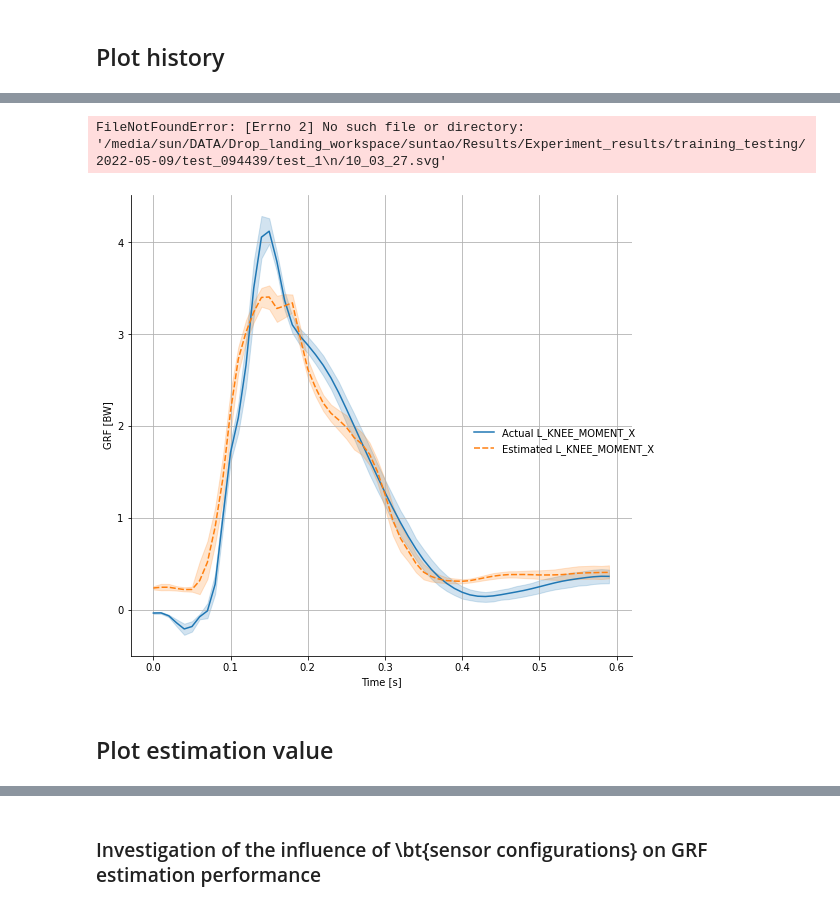
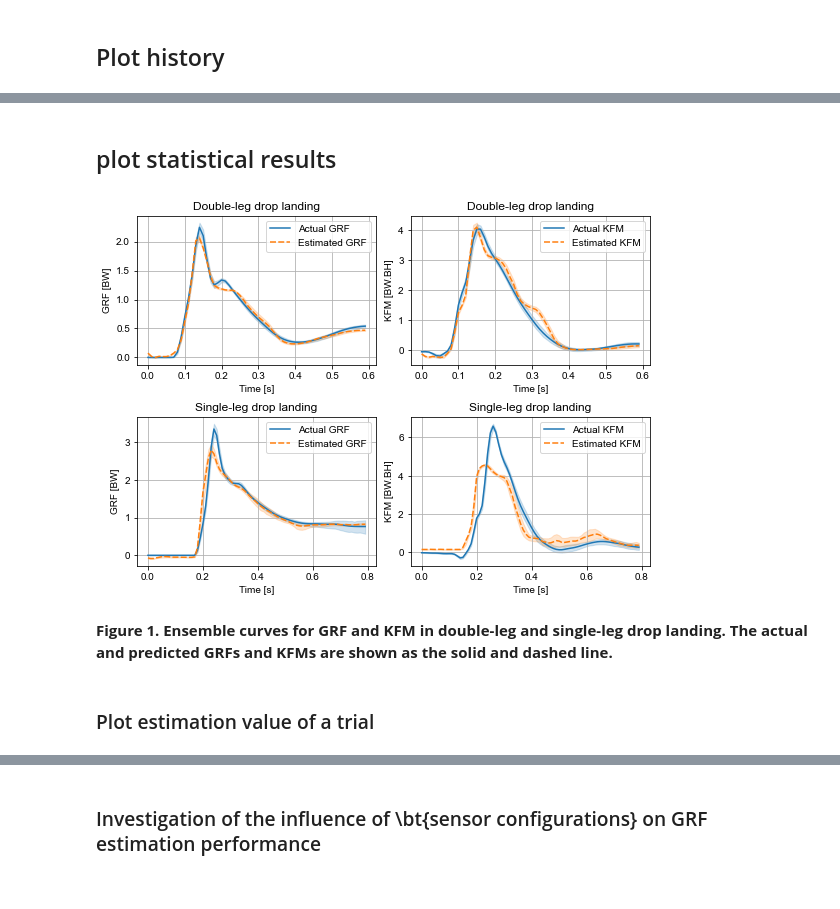
Before and after one commit to sunzhon/DataAnalysis, a Jupyter notebook: P5/drop_landing_estimation/script/jupyter-lab/training_analysis.ipynb, the cells around one changed output, grey strips where cells are left out. Cells and saved outputs as stored; diff of their text form; code cells hidden in the pictures.

Commit message:
Add more plot functions in P5

```diff
--- a/P5/drop_landing_estimation/script/jupyter-lab/training_analysis.ipynb
+++ b/P5/drop_landing_estimation/script/jupyter-lab/training_analysis.ipynb
@@ -145,8 +167,30 @@ Max train and validtion MAE: 0.3146 and 0.5458
+# %% [markdown]
+## plot statistical results
 # %%
-plot_statistic_actual_estimation_curves(training_folder,testing_folder,verbose=1)
+
+combination_investigation_results = "/media/sun/DATA/Drop_landing_workspace/suntao/Results/Experiment_results/training_testing/latest_train/testing_result_folders.txt"
+display_configs = { 'test_ids': ['test_153345','test_091548','test_122609','test_104906'],
+                    'ylabel': ['GRF [BW]', 'KFM [BW.BH]','GRF [BW]', 'KFM [BW.BH]'],
+                    'subplot_titles': [
+                                        'Double-leg drop landing',
+                                        'Double-leg drop landing',
+                                        'Single-leg drop landing',
+                                        'Single-leg drop landing'
+                                      ],
+                    'legends': [
+                            ['Actual GRF', 'Estimated GRF'],
+                            ['Actual KFM', 'Estimated KFM'],
+                            ['Actual GRF', 'Estimated GRF'],
+                            ['Actual KFM', 'Estimated KFM']
+                              ]
+                    }
+a, b = plot_statistic_actual_estimation_curves(combination_investigation_results,
+                                        verbose=1,
+                                        display_configs=display_configs)
 # %% [output]
-FileNotFoundError: [Errno 2] No such file or directory: '/media/sun/DATA/Drop_landing_workspace/suntao/Results/Experiment_results/training_testing/2022-05-09/test_094439/test_1\n/10_03_27.svg'
-[figure, old version]
+[figure, new version]
+# %% [markdown]
+**Figure 1. Ensemble curves for GRF and KFM in double-leg and single-leg drop landing. The actual and predicted GRFs and KFMs are shown as the solid and dashed line.**
 # %% [markdown]
-## Plot estimation value
+### Plot estimation value of a trial
 # %%
```
Also changed, not shown: parts of 24 cells of this notebook, 16 other files.
